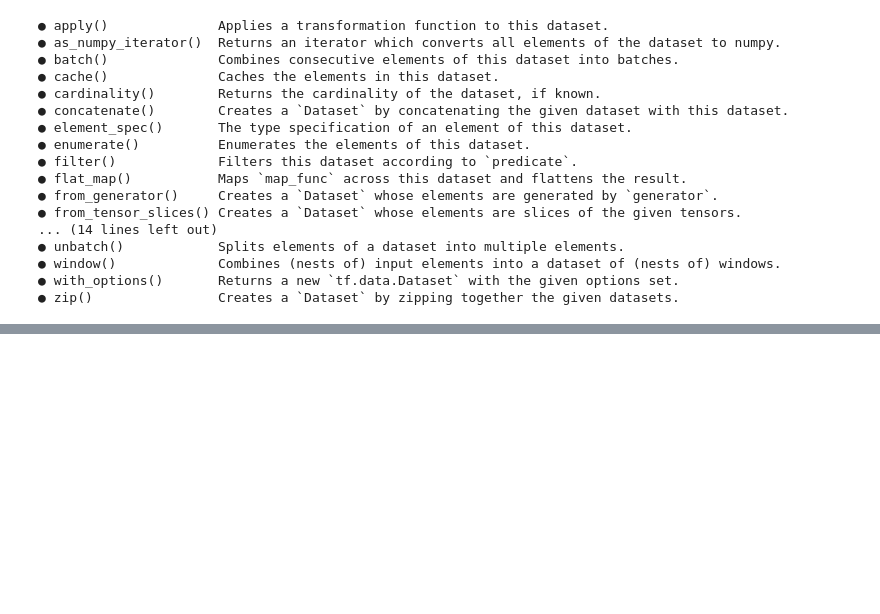
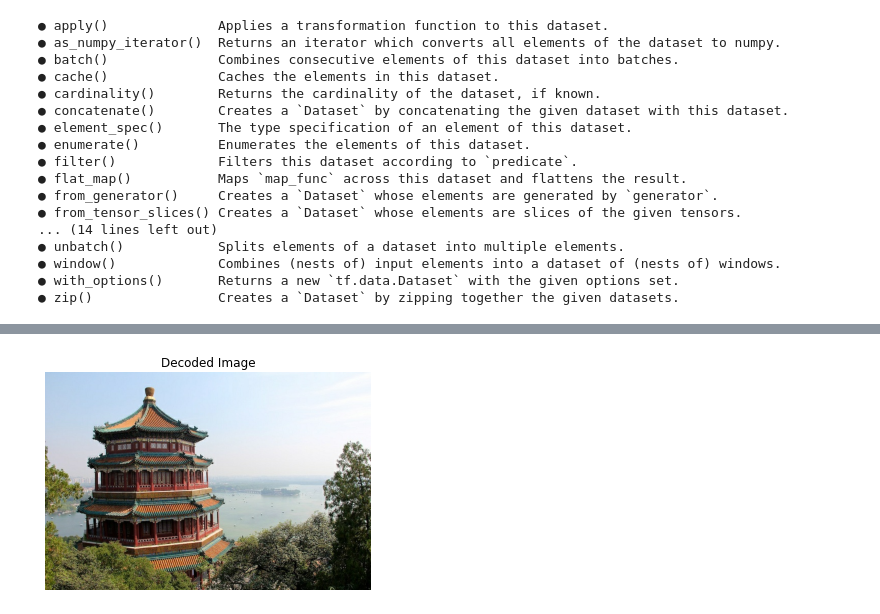
Before and after one commit to sankalptambe/loading-and-preprocessing-data-with-tf2, a Jupyter notebook: loading_and_preprocessing_data_with_tf2.ipynb, the cells around one changed output, grey strips where cells are left out. Saved outputs shown, nothing was run; the diff lists cells and outputs as text; code cells hidden in the pictures; blank space fills up the shorter version.

```diff
--- a/loading_and_preprocessing_data_with_tf2.ipynb
+++ b/loading_and_preprocessing_data_with_tf2.ipynb
@@ -416,0 +541,9 @@ for m in dir(tf.data.Dataset):
+# %%
+feature_description = {
+    "name": tf.io.FixedLenFeature([], tf.string, default_value=""),
+    "id": tf.io.FixedLenFeature([], tf.int64, default_value=0),
+    "emails": tf.io.VarLenFeature(tf.string),
+}
+for serialized_example in tf.data.TFRecordDataset(["my_contacts.tfrecord"]):
+    parsed_example = tf.io.parse_single_example(serialized_example,
+                                                feature_description)
@@ -416,0 +572,25 @@ for m in dir(tf.data.Dataset):
+# %%
+data = tf.io.encode_jpeg(img)
+example_with_image = Example(features=Features(feature={
+    "image": Feature(bytes_list=BytesList(value=[data.numpy()]))}))
+
+# saving to TFRecord
+with tf.io.TFRecordWriter("image.tfrecord") as f:
+    f.write(example_with_image.SerializeToString())
+# %%
+feature_description = { "image": tf.io.VarLenFeature(tf.string) }
+# %%
+for serialized_example in tf.data.TFRecordDataset(["image.tfrecord"]):
+    example_with_image = tf.io.parse_single_example(serialized_example,
+                                                feature_description)
+
+    decoded_img = tf.io.decode_jpeg(example_with_image["image"].values[0])
+    # Or use decode_image() which supports BMP, GIF, JPEG and PNG formats:
+    # decoded_img = tf.io.decode_image(example_with_image["image"].values[0])
+
+    plt.imshow(decoded_img)
+    plt.title("Decoded Image")
+    plt.axis("off")
+    plt.show()
+# %% [output]
+[figure, added]
```
Also changed, not shown: parts of 32 cells of this notebook, 7 other files.
